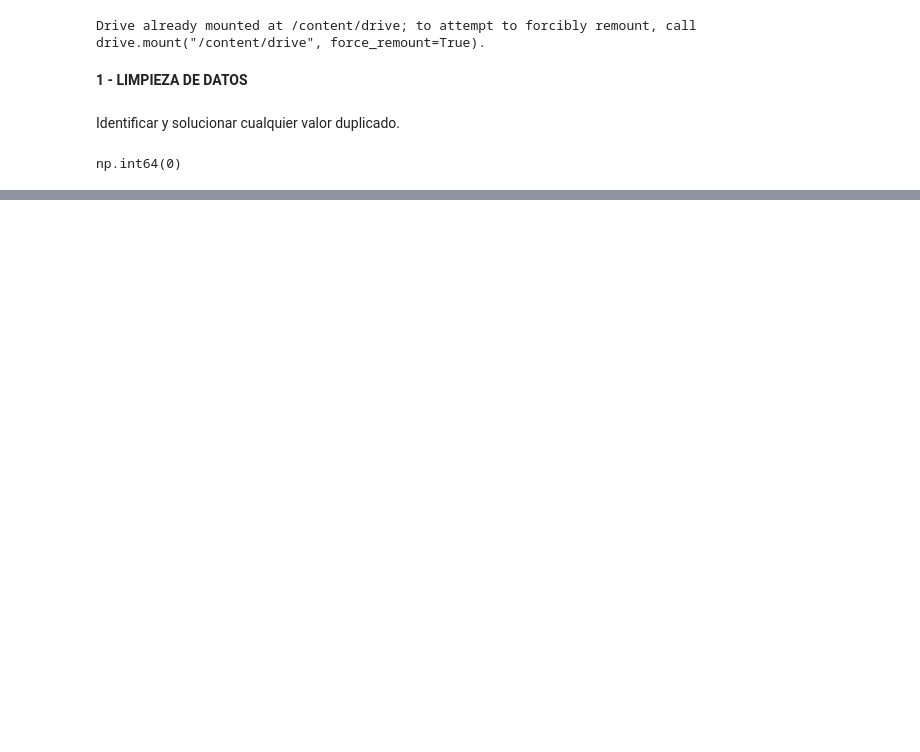
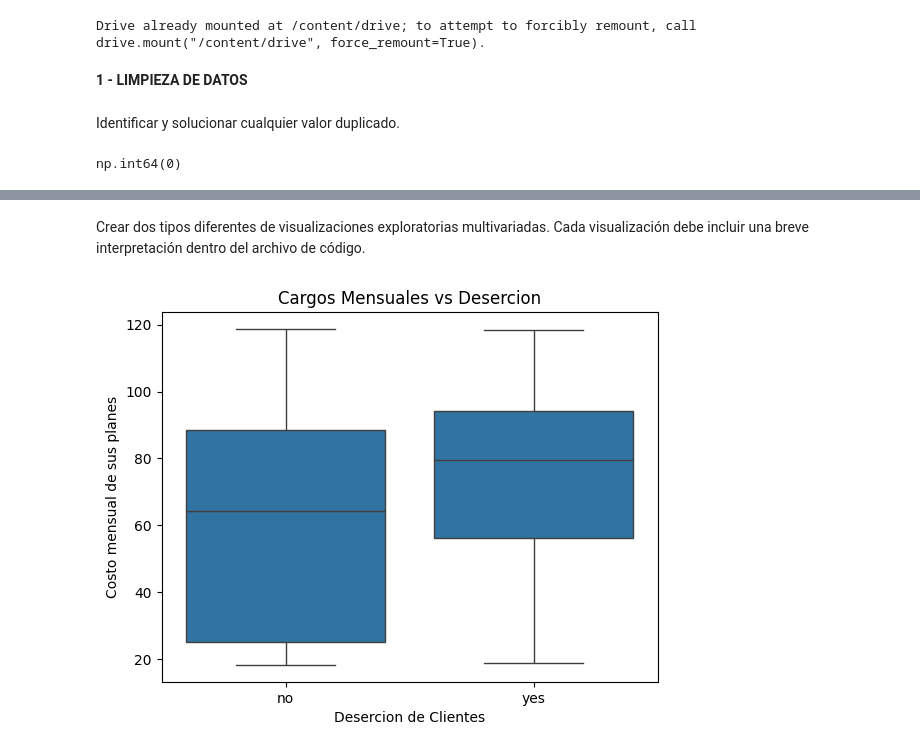
Before and after one commit to LksRubilar/Bootcamp_Skillnest-Examen_1, a Jupyter notebook: Examen_01.ipynb, the cells around one changed output, grey strips where cells are left out. Saved outputs shown, nothing was run; the diff lists cells and outputs as text; code cells hidden in the pictures; blank space fills up the shorter version.

```diff
--- a/Examen_01.ipynb
+++ b/Examen_01.ipynb
@@ -266,0 +163,13 @@ df[['ID_Venta', 'Descuento_Valor']].head()
+# %% [markdown]
+Crear dos tipos diferentes de visualizaciones exploratorias multivariadas. Cada visualización debe incluir una breve interpretación dentro del archivo de código.
+# %%
+# "Cargos Mensuales" vs Estado de "Churn"
+# El siguiente grafico de cajas muestra la comparacion entre el grupo de clientes que permanece y el que se va de la empresa, en relacion a los costos de sus planes.
+# Para este caso, podemos apreciar que el grupo que deserta tiene asociados valores de planes mas altos que el que permanece.
+sns.boxplot(x='churn', y='monthlycharges', data=df)
+plt.title("Cargos Mensuales vs Desercion")
+plt.xlabel("Desercion de Clientes")
+plt.ylabel("Costo mensual de sus planes")
+plt.show()
+# %% [output]
+[figure, added]
```
Also changed, not shown: parts of 51 cells of this notebook.
